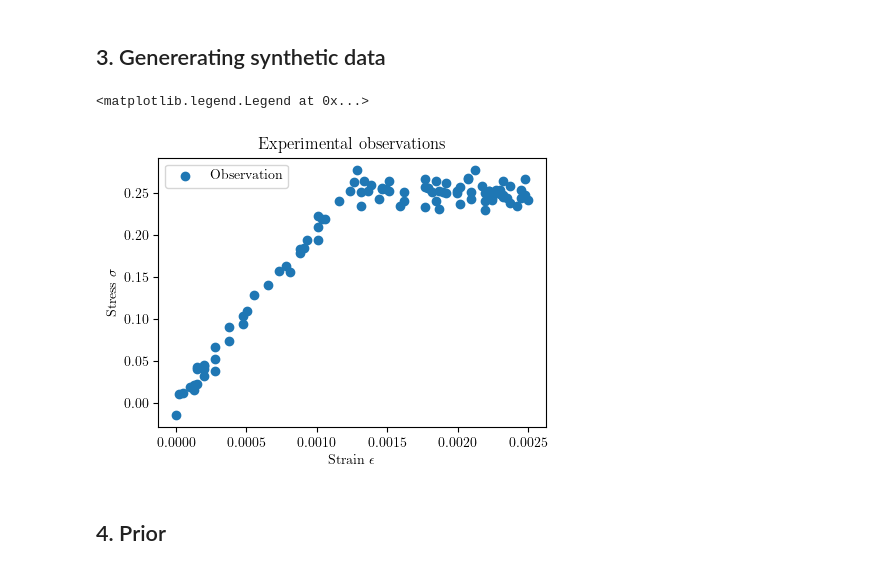
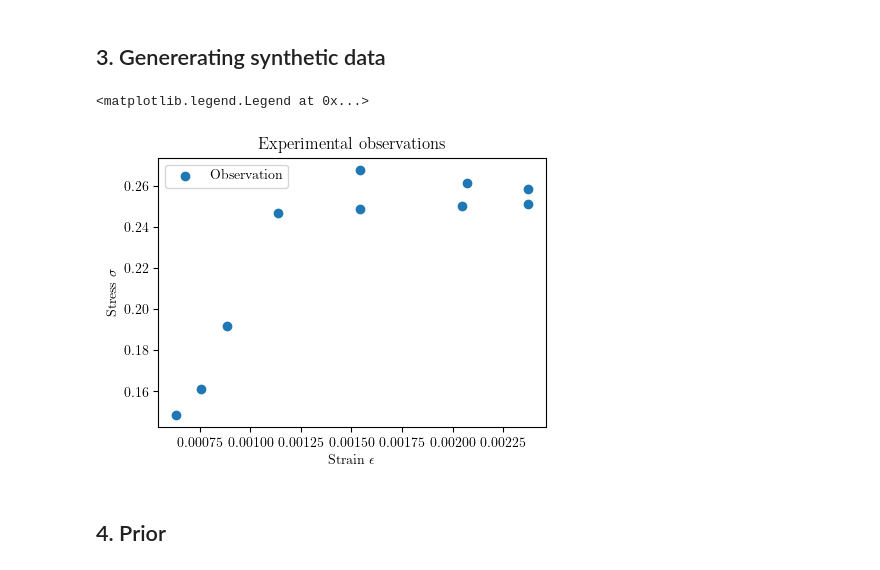
Before and after one commit to mark-hobbs/bayesian-inference-tutorial, a Jupyter notebook: examples/02-linear-elasticity-perfect-plasticity.ipynb, the cells around one changed output. Drawn from its saved outputs; the diff is of its cells as text; code cells hidden in the pictures.

```diff
--- a/examples/02-linear-elasticity-perfect-plasticity.ipynb
+++ b/examples/02-linear-elasticity-perfect-plasticity.ipynb
@@ -135,23 +135,23 @@ class LinearElasticPerfectlyPlastic(BaseModel):
 ## 3. Genererating synthetic data
 # %%
 sigma = 0.01  # standard deviation of the noise
-n_observations = 100
+n_observations = 10
 x = np.linspace(0, 2.5e-3, 100)
 strain_observed = np.random.choice(x, n_observations)
 stress_observed = compute_stress(E, stress_y, strain_observed) + np.random.normal(
     scale=sigma, size=strain_observed.shape[0]
 )
 
 plt.figure(figsize=(5, 3.5))
 plt.scatter(strain_observed, stress_observed, label="Observation")
 plt.title("Experimental observations")
 plt.xlabel("Strain $\epsilon$")
 plt.ylabel("Stress $\sigma$")
 plt.legend()
 # plt.savefig("figures/linear-elastic-perfectly-plastic-experimental-observations.png", dpi=300)
 # %% [output]
 <matplotlib.legend.Legend at 0x...>
-[figure, old version]
+[figure, new version]
 # %% [markdown]
 ## 4. Prior
 # %%
```
Also changed, not shown: parts of 13 cells of this notebook.
